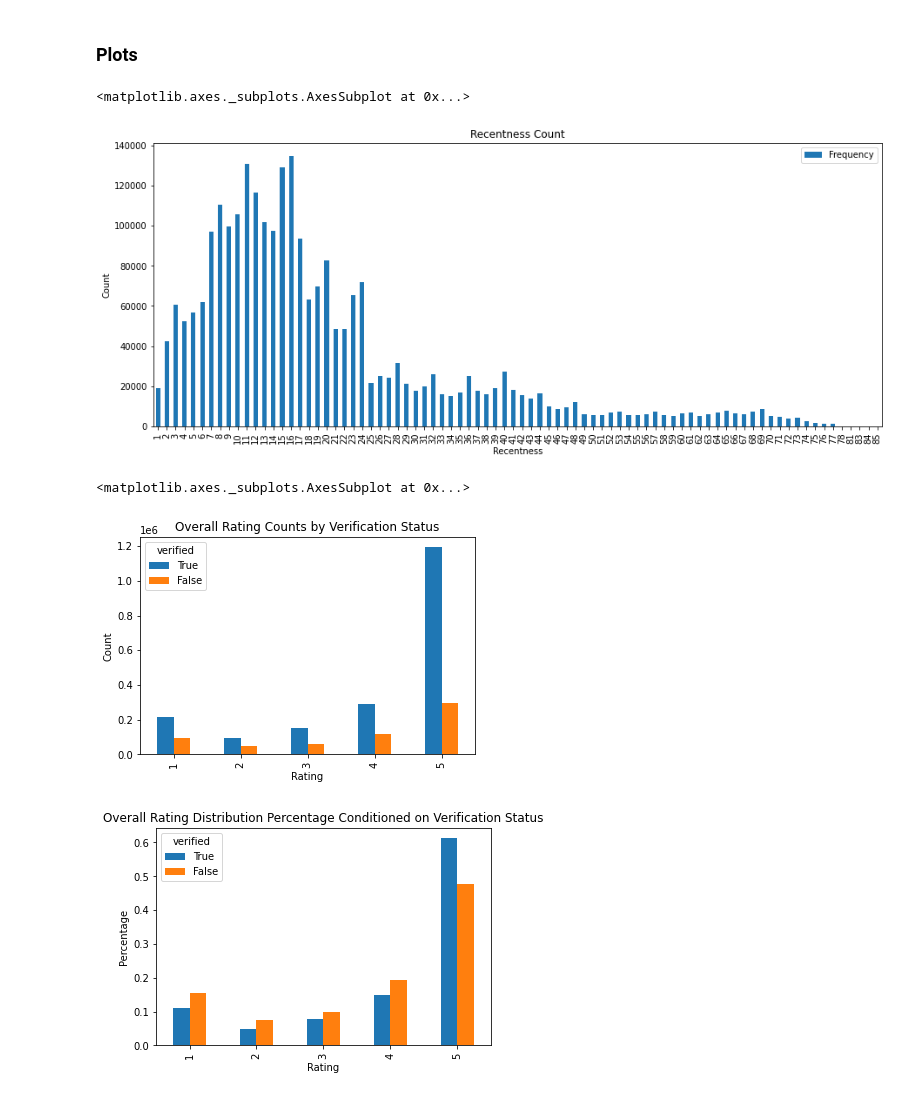
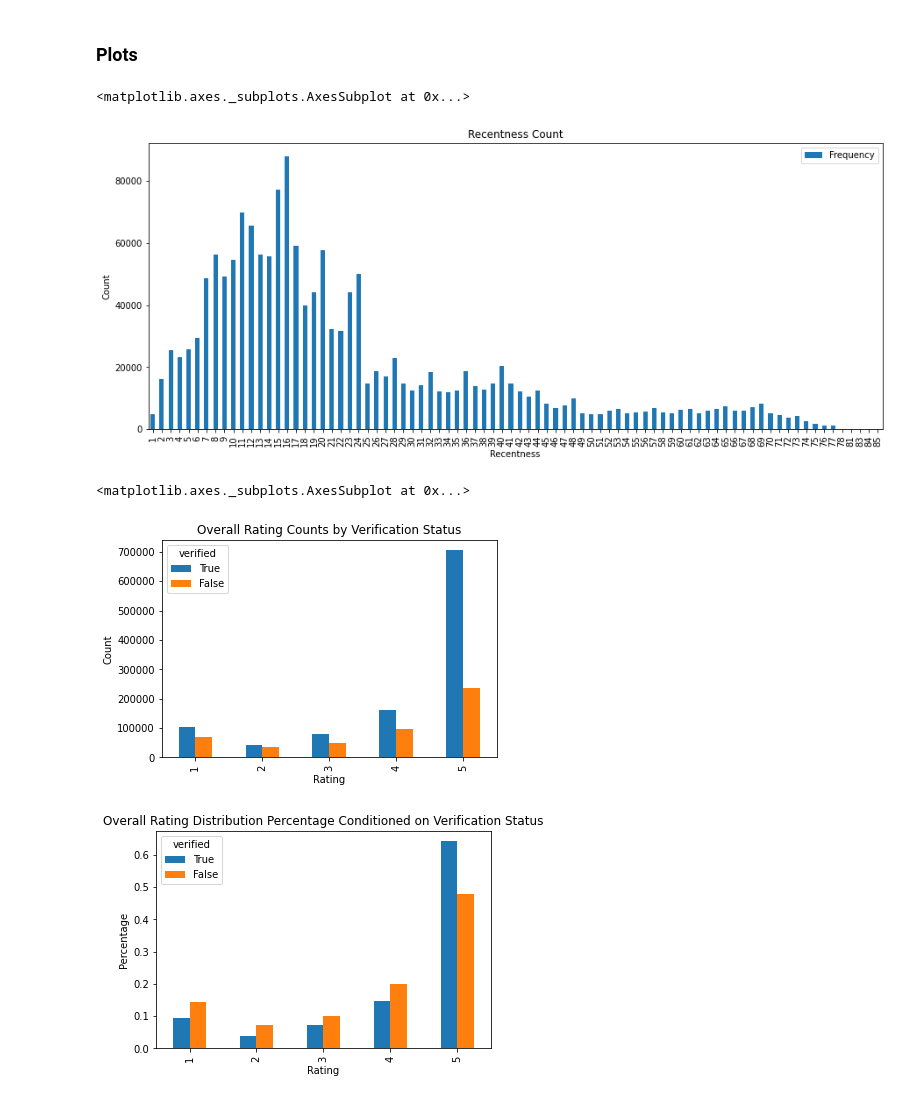
Before and after one commit to ting486/Consumer-Reviews-And-Purchasing-Decisions, a Jupyter notebook: amazon_video_games_25GB_RAM.ipynb, the cells around one changed output. Drawn from its saved outputs; the diff is of its cells as text; code cells hidden in the pictures.

```diff
--- a/amazon_video_games_25GB_RAM.ipynb
+++ b/amazon_video_games_25GB_RAM.ipynb
@@ -466,0 +498,6 @@ dfReviewsTest = dfReviews.merge(dfProd)
+# %%
+# merge reviews data and metadata together
+dfMerged = dfReviews.merge(dfProd, how='inner', on='asin')
+# %%
+dfMerged = dfMerged.drop(columns=['numImages_y'])
+dfMerged = dfMerged.rename(columns={'numImages_x': 'numImages'})
@@ -470,13 +552,14 @@ dfReviewsTest = dfReviews.merge(dfProd)
 # code help: https://www.kaggle.com/code/robikscube/sentiment-analysis-python-youtube-tutorial/notebook
 sia = SentimentIntensityAnalyzer()
 
-# get polarity score on dfReviews
-summaryPolarity = {}
-for i, row in dfReviews.iterrows():
+dfMergedReview = dfMerged.copy()
+dfMergedReview = dfMergedReview[['reviewText']]
+
+# get polarity score on dfMerged
+reviewPolarity = {}
+for i, row in dfMergedReview.iterrows():
     text = str(row['reviewText'])
     ps = sia.polarity_scores(text)
     ps['text'] = text
-    summaryPolarity[i] = ps
-dfSummaryPolarity = pd.DataFrame(summaryPolarity).T
-# dfSummaryPolarity = dfSummaryPolarity.reset_index().rename(columns={'index': 'Id'})
-# dfSummaryPolarity = dfSummaryPolarity.merge(dfReviews, how='left')
+    reviewPolarity[i] = ps
+dfReviewSia = pd.DataFrame(reviewPolarity).T
@@ -483,27 +568,32 @@ dfSummaryPolarity = pd.DataFrame(summaryPolarity).T
 # %%
-# merge into dfReviews
-dfReviews = dfReviews.merge(dfSummaryPolarity, left_index=True, right_index=True)
+# merge into dfMerged
+dfMerged = dfMerged.merge(dfReviewSia, left_index=True, right_index=True)
 # %% [markdown]
 ### Plots
 # %%
 # review recentness
+dfRecentness = dfMerged['recentness'].value_counts(sort=False).reset_index()
+dfRecentness = dfRecentness.rename(columns={'index': 'Recentness', 'recentness': 'Frequency'})
+dfRecentness['Recentness'] = dfRecentness['Recentness'] + 1 # start from 1 instead of 0
+dfRecentness = dfRecentness.sort_values(by='Recentness')
+
 dfRecentness.plot.bar(x='Recentness', y='Frequency', figsize=(15,6), title='Recentness Count', ylabel='Count')
 # %% [output]
 <matplotlib.axes._subplots.AxesSubplot at 0x...>
-[figure, old version]
+[figure, new version]
 # %%
 # rating distribution
-# dfReviews['rating'].value_counts().sort_index().plot(kind='bar', title='Rating Distribution',
+# dfMerged['rating'].value_counts().sort_index().plot(kind='bar', title='Rating Distribution',
 #                                                      xlabel='Rating', ylabel='Count')
 
-dfRatingsByVerified = dfReviews.groupby('verified', sort=False).rating.value_counts(normalize=False).unstack(0)
+dfRatingsByVerified = dfMerged.groupby('verified', sort=False).rating.value_counts(normalize=False).unstack(0)
 dfRatingsByVerified.plot.bar(xlabel='Rating', ylabel='Count', title='Overall Rating Counts by Verification Status')
 
-dfRatingsByVerified = dfReviews.groupby('verified', sort=False).rating.value_counts(normalize=True).unstack(0)
+dfRatingsByVerified = dfMerged.groupby('verified', sort=False).rating.value_counts(normalize=True).unstack(0)
 dfRatingsByVerified.plot.bar(xlabel='Rating', ylabel='Percentage',
                             title='Overall Rating Distribution Percentage Conditioned on Verification Status')
 # %% [output]
 <matplotlib.axes._subplots.AxesSubplot at 0x...>
-[figure, old version]
+[figure, new version]
-[figure, old version]
+[figure, new version]
 # %%
```
Also changed, not shown: parts of 51 cells of this notebook.
